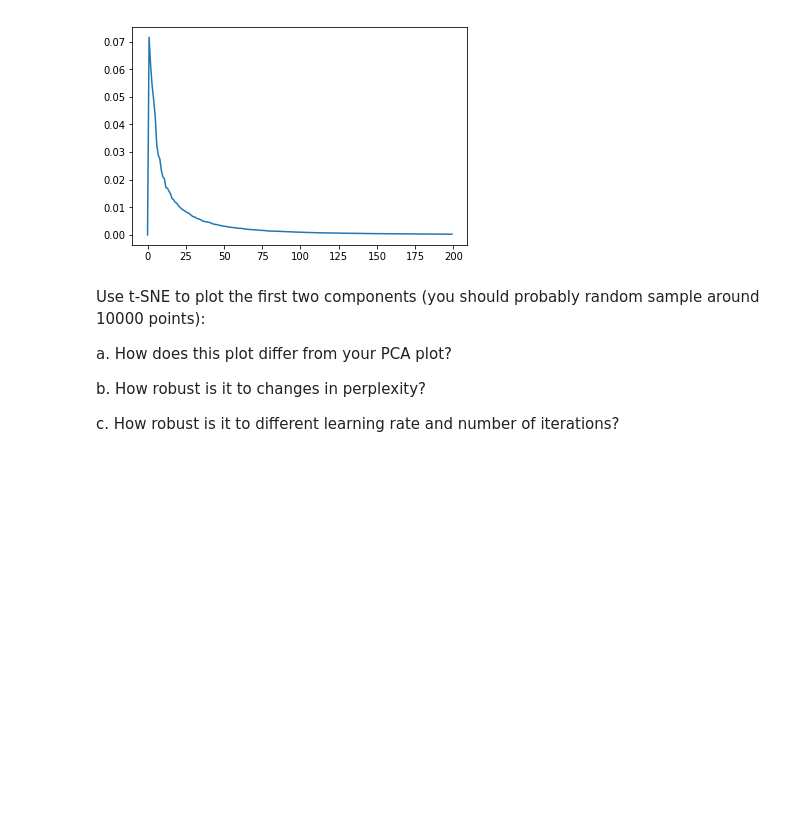
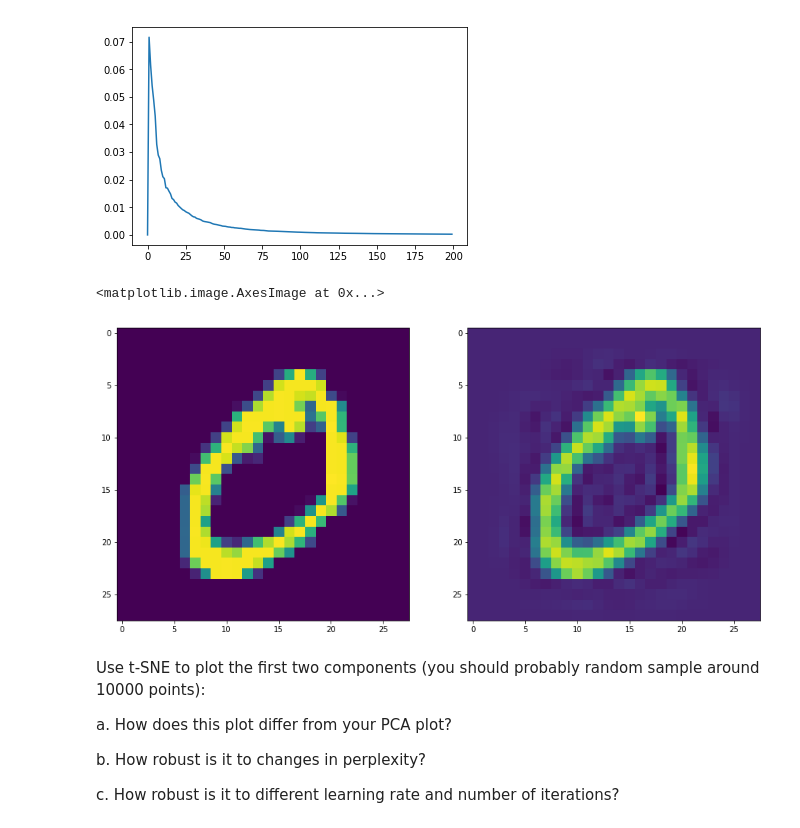
Before and after one commit to benbranchflower/applied_machine_learning, a Jupyter notebook: dimensionality_reduction_and_clustering.ipynb, the cells around one changed output. Saved outputs shown, nothing was run; the diff lists cells and outputs as text; code cells hidden in the pictures; blank space fills up the shorter version.

```diff
--- a/dimensionality_reduction_and_clustering.ipynb
+++ b/dimensionality_reduction_and_clustering.ipynb
@@ -86,6 +87,16 @@ plt.plot(range(len(change_var)), change_var)
 # %% [output]
 [<matplotlib.lines.Line2D at 0x...>]
 [figure]
+# %%
+approximation = pca.inverse_transform(X_pca)
+plt.figure(figsize=(15,10))
+plt.subplot(1,2,1)
+plt.imshow(X[0].reshape((28,28)))
+plt.subplot(1,2,2)
+plt.imshow(approximation[0].reshape((28,28)))
+# %% [output]
+<matplotlib.image.AxesImage at 0x...>
+[figure, added]
 # %% [markdown]
 Use t-SNE to plot the first two components (you should probably random sample around 10000 points):
 
```
Also changed, not shown: parts of 20 cells of this notebook.
